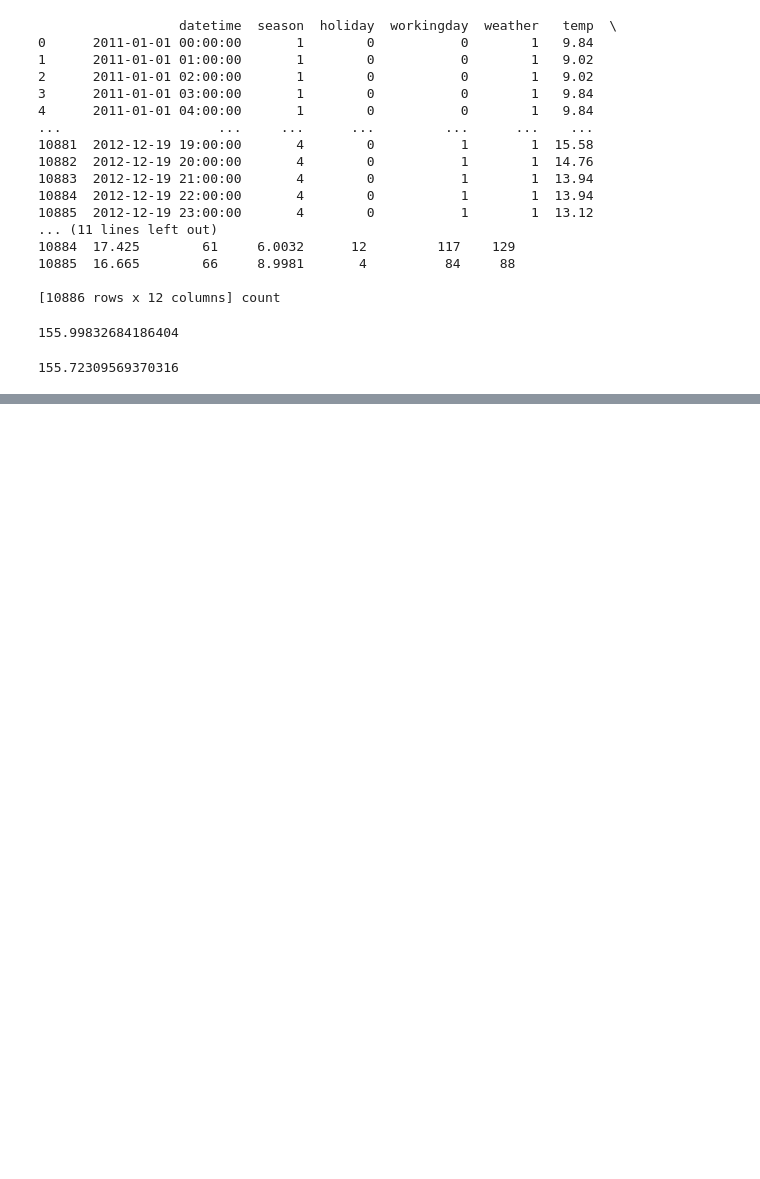
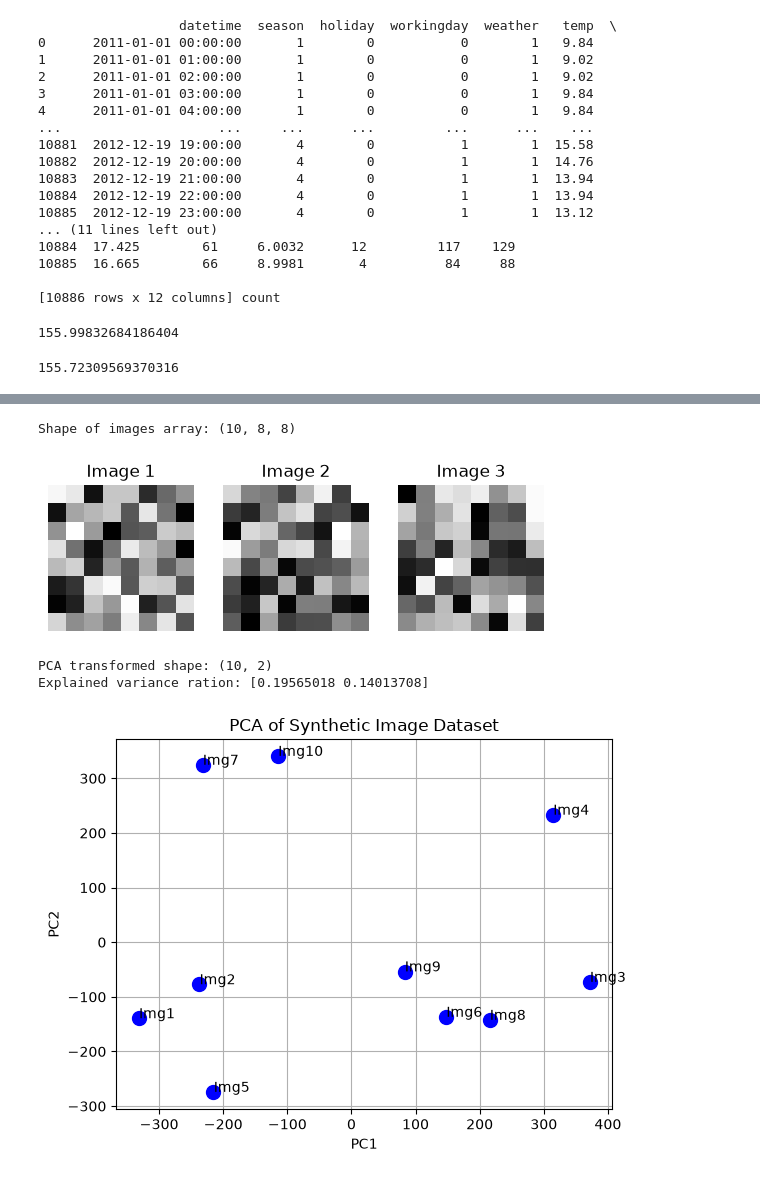
Before and after one commit to K1ngHandy/CSC365, a Jupyter notebook: Week6/09-29.ipynb, the cells around one changed output, grey strips where cells are left out. Saved outputs shown, nothing was run; the diff lists cells and outputs as text; code cells hidden in the pictures; blank space fills up the shorter version.

```diff
--- a/Week6/09-29.ipynb
+++ b/Week6/09-29.ipynb
@@ -103,0 +200,34 @@ print(np.sqrt(metrics.mean_squared_error(y, y_pred)))
+# %%
+import random
+from sklearn.decomposition import PCA
+n_images = 10
+h, w = 8, 8
+
+images = np.random.randint(0, 256, size = (n_images, h, w))
+print("Shape of images array:", images.shape)
+fig, axes = plt.subplots(1, 3)
+for i in range(3):
+    axes[i].imshow(images[i], cmap = 'gray')
+    axes[i].set_title(f'Image {i + 1}')
+    axes[i].axis('off')
+plt.show()
+X = images.reshape(n_images, h * w)
+pca = PCA(n_components = 2)
+X_pca = pca.fit_transform(X)
+print("PCA transformed shape:", X_pca.shape)
+print("Explained variance ration:", pca.explained_variance_ratio_)
+plt.figure()
+plt.scatter(X_pca[:, 0], X_pca[:, 1], c = 'blue', s = 100)
+for i in range(n_images):
+    plt.annotate(f'Img{i + 1}', (X_pca[i, 0] + 0.5, X_pca[i, 1] + 0.5))
+plt.xlabel('PC1')
+plt.ylabel('PC2')
+plt.title('PCA of Synthetic Image Dataset')
+plt.grid(True)
+plt.show()
+# %% [output]
+Shape of images array: (10, 8, 8)
+[figure, added]
+PCA transformed shape: (10, 2)
+Explained variance ration: [0.19565018 0.14013708]
+[figure, added]
```
Also changed, not shown: parts of 6 cells of this notebook.
